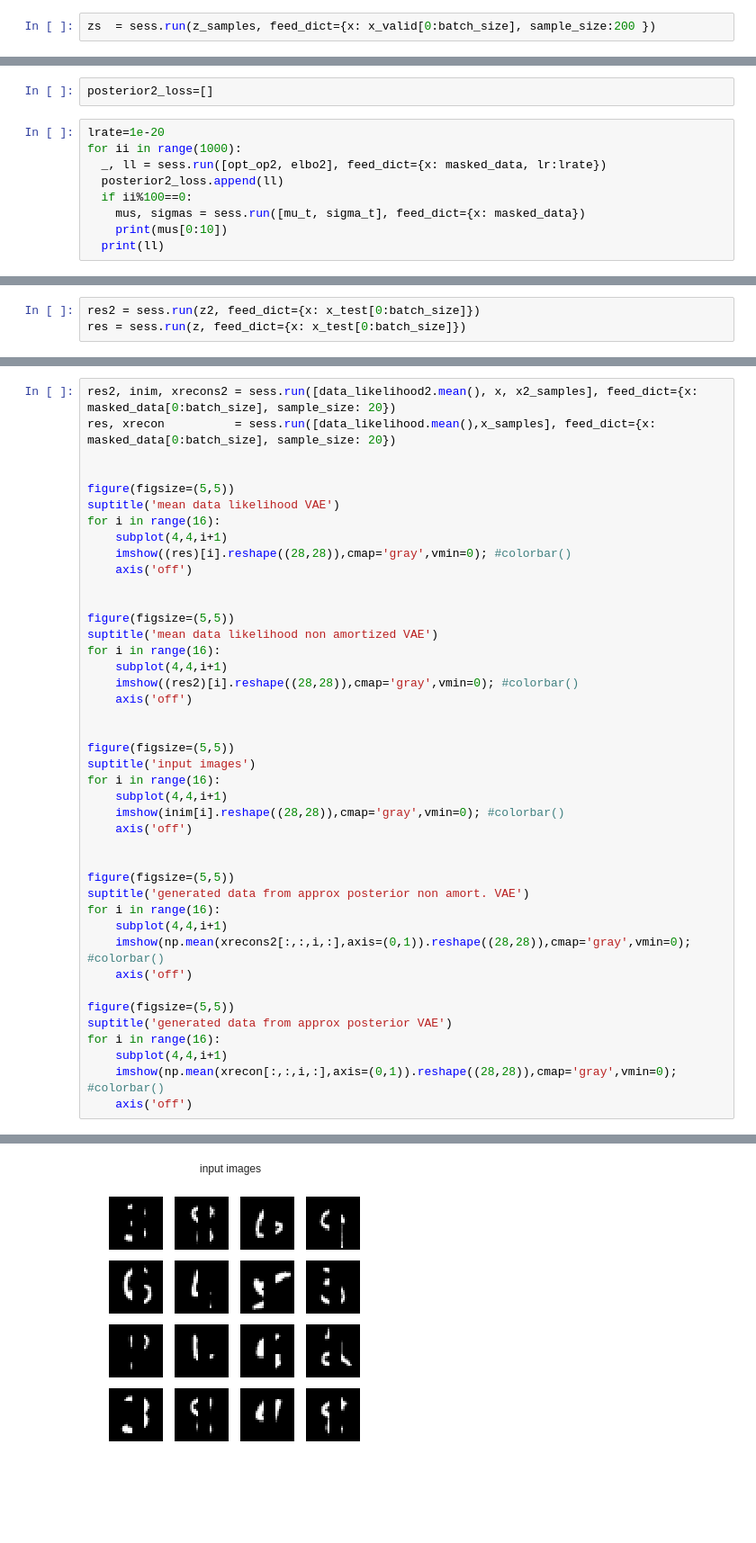
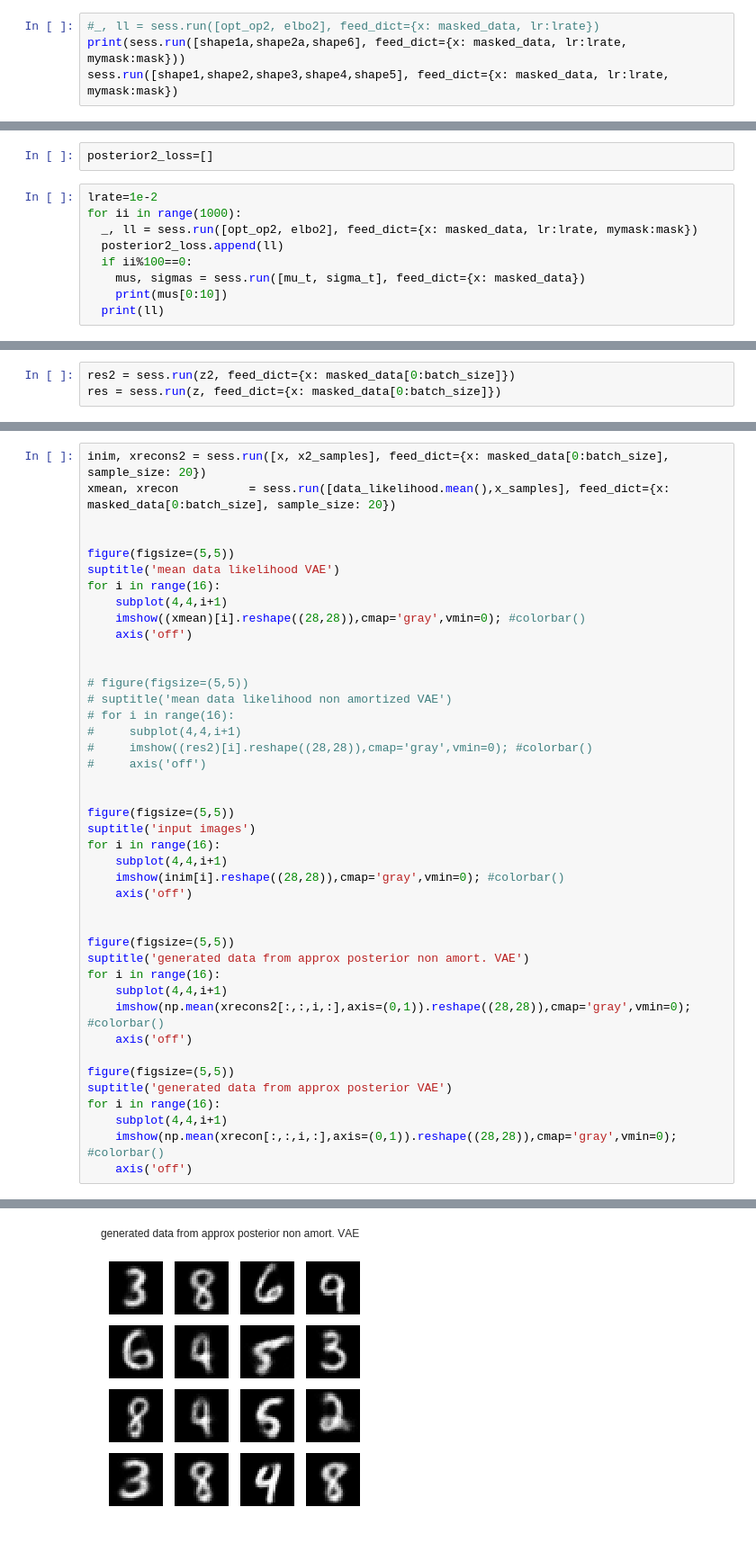
Before and after one commit to VMBoehm/DeNoPa, a Jupyter notebook: VAE.ipynb, the cells around one changed output, grey strips where cells are left out. Shown: that part at 90% size. Drawn from its saved outputs; the diff is of its cells as text; blank space fills up the shorter version.

```diff
--- a/VAE.ipynb
+++ b/VAE.ipynb
@@ -312,2 +310,4 @@ masked_data = x_valid[0:batch_size]*mask
-# %%
-zs  = sess.run(z_samples, feed_dict={x: x_valid[0:batch_size], sample_size:200 })
+# %%
+#_, ll = sess.run([opt_op2, elbo2], feed_dict={x: masked_data, lr:lrate})
+print(sess.run([shape1a,shape2a,shape6], feed_dict={x: masked_data, lr:lrate, mymask:mask}))
+sess.run([shape1,shape2,shape3,shape4,shape5], feed_dict={x: masked_data, lr:lrate, mymask:mask})
@@ -314,9 +321,9 @@ zs  = sess.run(z_samples, feed_dict={x: x_valid[0:batch_size], sample_size:200 }
 # %%
 posterior2_loss=[]
 # %%
-lrate=1e-20
+lrate=1e-2
 for ii in range(1000):
-  _, ll = sess.run([opt_op2, elbo2], feed_dict={x: masked_data, lr:lrate})
+  _, ll = sess.run([opt_op2, elbo2], feed_dict={x: masked_data, lr:lrate, mymask:mask})
   posterior2_loss.append(ll)
   if ii%100==0:
     mus, sigmas = sess.run([mu_t, sigma_t], feed_dict={x: masked_data})
@@ -347,5 +356,5 @@ yscale('log')
 # %%
-res2 = sess.run(z2, feed_dict={x: x_test[0:batch_size]})
-res = sess.run(z, feed_dict={x: x_test[0:batch_size]})
+res2 = sess.run(z2, feed_dict={x: masked_data[0:batch_size]})
+res = sess.run(z, feed_dict={x: masked_data[0:batch_size]})
 # %%
 hist(randn(len(res.flatten())),100,range=[-5,5],label='prior');
@@ -358,22 +367,22 @@ legend()
 # %%
-res2, inim, xrecons2 = sess.run([data_likelihood2.mean(), x, x2_samples], feed_dict={x: masked_data[0:batch_size], sample_size: 20})
-res, xrecon          = sess.run([data_likelihood.mean(),x_samples], feed_dict={x: masked_data[0:batch_size], sample_size: 20})
+inim, xrecons2 = sess.run([x, x2_samples], feed_dict={x: masked_data[0:batch_size], sample_size: 20})
+xmean, xrecon          = sess.run([data_likelihood.mean(),x_samples], feed_dict={x: masked_data[0:batch_size], sample_size: 20})
 
 
 figure(figsize=(5,5))
 suptitle('mean data likelihood VAE')
 for i in range(16):
     subplot(4,4,i+1)
-    imshow((res)[i].reshape((28,28)),cmap='gray',vmin=0); #colorbar()
+    imshow((xmean)[i].reshape((28,28)),cmap='gray',vmin=0); #colorbar()
     axis('off')
 
 
-figure(figsize=(5,5))
-suptitle('mean data likelihood non amortized VAE')
-for i in range(16):
-    subplot(4,4,i+1)
-    imshow((res2)[i].reshape((28,28)),cmap='gray',vmin=0); #colorbar()
-    axis('off')
+# figure(figsize=(5,5))
+# suptitle('mean data likelihood non amortized VAE')
+# for i in range(16):
+#     subplot(4,4,i+1)
+#     imshow((res2)[i].reshape((28,28)),cmap='gray',vmin=0); #colorbar()
+#     axis('off')
 
 
 figure(figsize=(5,5))
@@ -403 +412 @@ for i in range(16):
-[figure, old version]
+[figure, new version]
```
Also changed, not shown: parts of 32 cells of this notebook.
